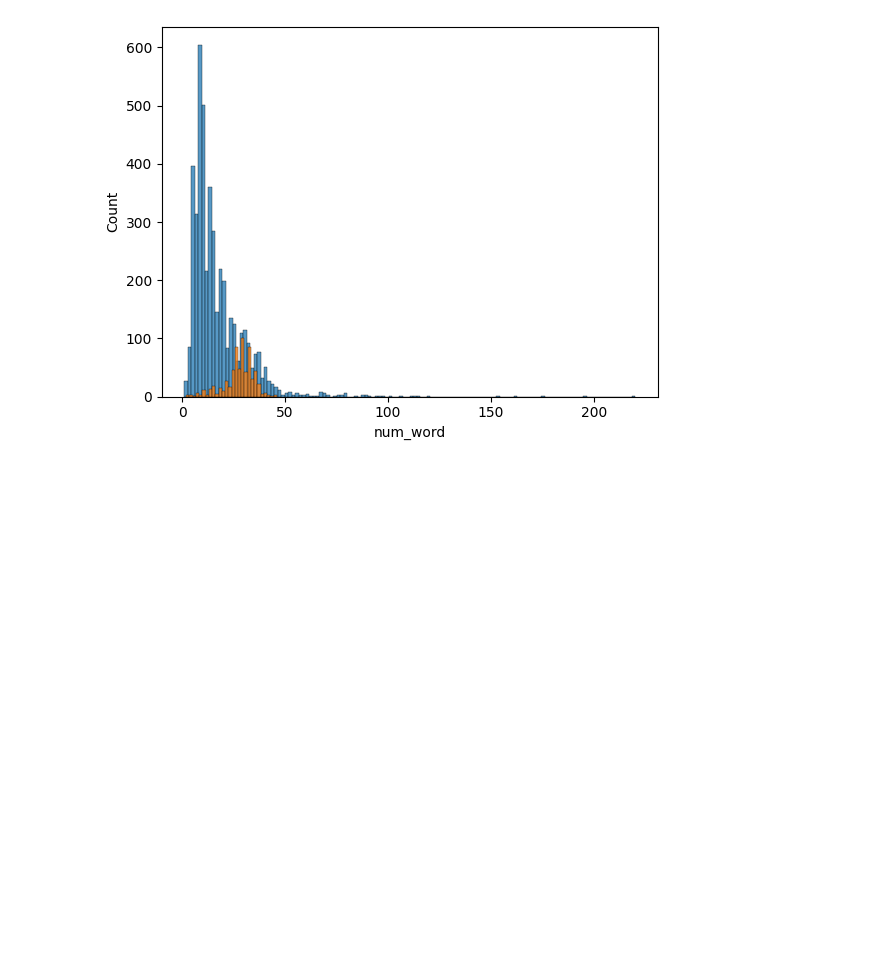
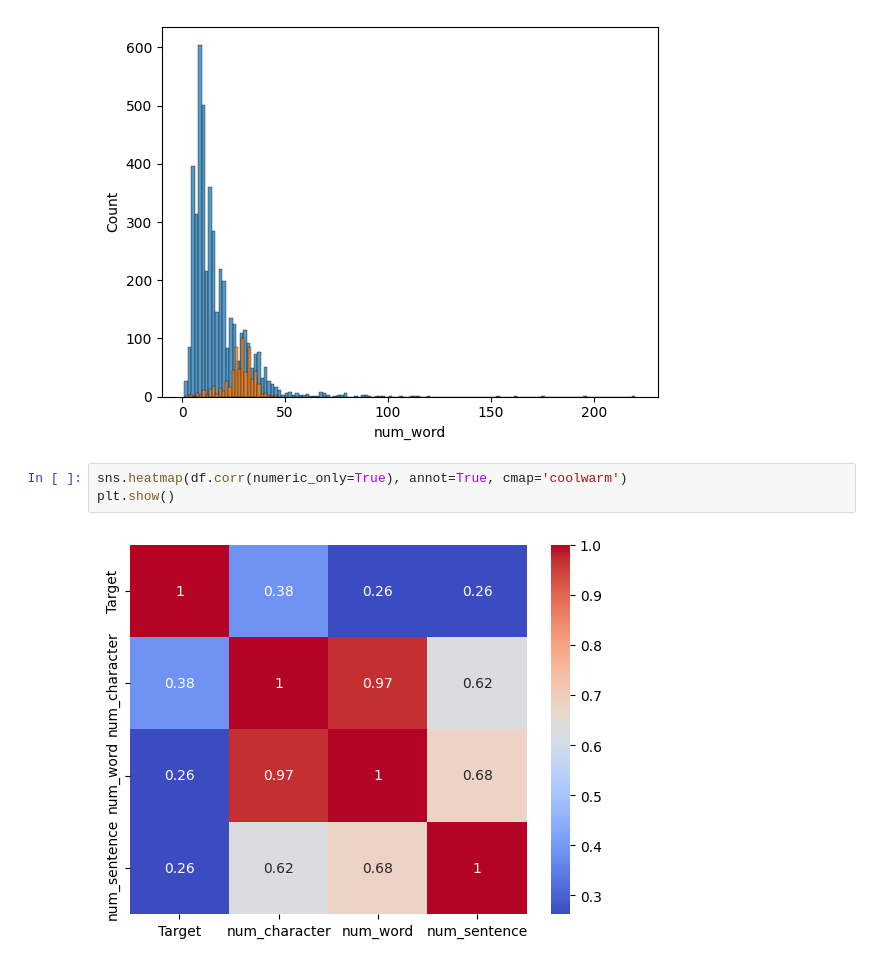
Before and after one commit to Shubh25Git/SMS-Spam-Classifier, a Jupyter notebook: sms_spam_classifier.ipynb, the cells around one changed output. Saved outputs shown, nothing was run; the diff lists cells and outputs as text; blank space fills up the shorter version.

```diff
--- a/sms_spam_classifier.ipynb
+++ b/sms_spam_classifier.ipynb
@@ -199,3 +199,8 @@ sns.histplot(df[df['Target']==1]['num_word'])
 plt.show()
 # %% [output]
 [figure]
+# %%
+sns.heatmap(df.corr(numeric_only=True), annot=True, cmap='coolwarm')
+plt.show()
+# %% [output]
+[figure, added]
```
Also changed, not shown: parts of 16 cells of this notebook, 1 other file.
